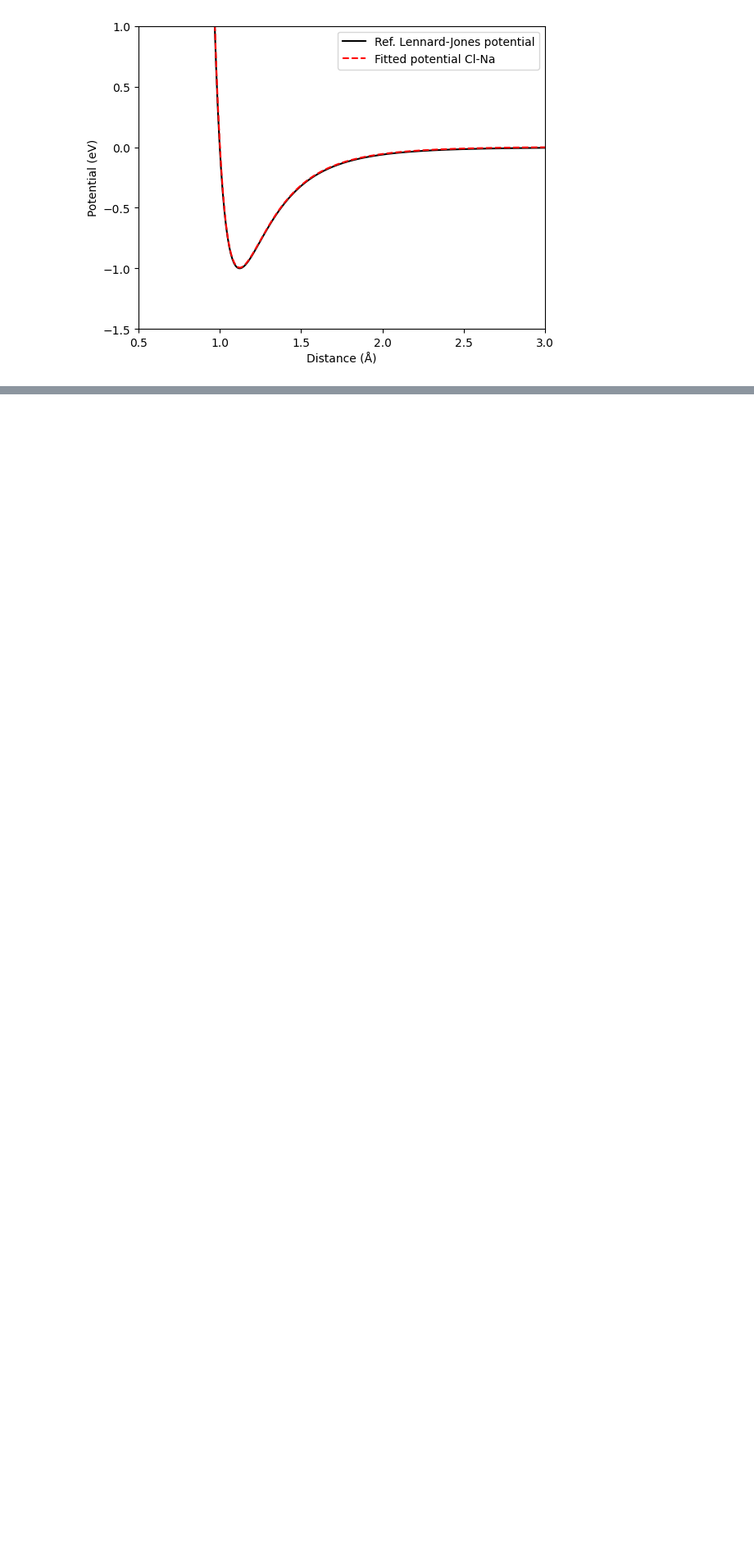
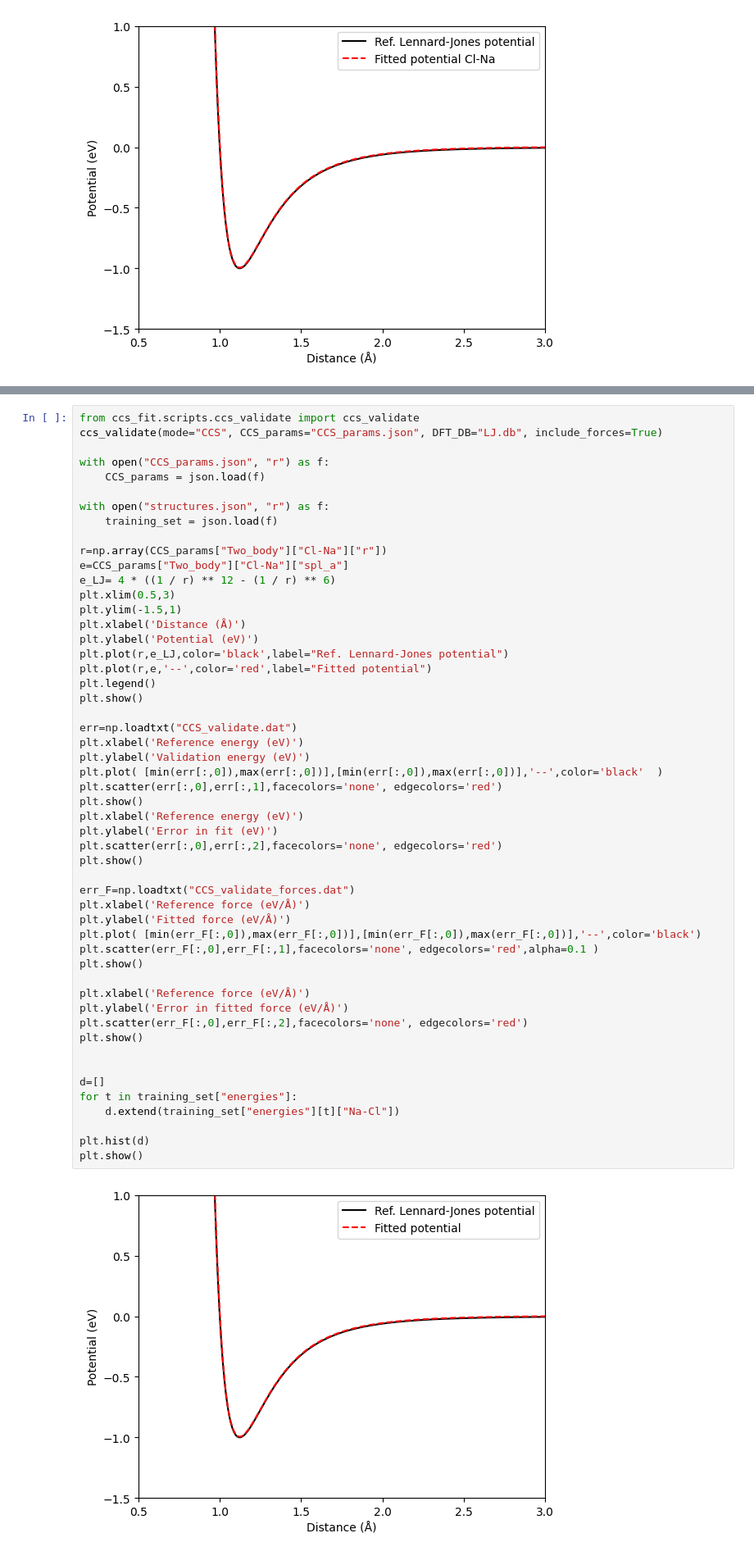
Before and after one commit to Teoroo-CMC/CCS, a Jupyter notebook: examples/Advanced_Tutorials/Search_mode/Search_mode.ipynb, the cells around one changed output, grey strips where cells are left out. Shown at 82% size. Cells and saved outputs as stored; diff of their text form; blank space fills up the shorter version.

Commit message:
docs: adding force fitting to examples

```diff
--- a/examples/Advanced_Tutorials/Search_mode/Search_mode.ipynb
+++ b/examples/Advanced_Tutorials/Search_mode/Search_mode.ipynb
@@ -230,0 +214,54 @@ rm("ccs.spl")
+# %%
+from ccs_fit.scripts.ccs_validate import ccs_validate
+ccs_validate(mode="CCS", CCS_params="CCS_params.json", DFT_DB="LJ.db", include_forces=True)
+
+with open("CCS_params.json", "r") as f:
+    CCS_params = json.load(f)
+
+with open("structures.json", "r") as f:
+    training_set = json.load(f)
+
+r=np.array(CCS_params["Two_body"]["Cl-Na"]["r"])
+e=CCS_params["Two_body"]["Cl-Na"]["spl_a"]
+e_LJ= 4 * ((1 / r) ** 12 - (1 / r) ** 6)
+plt.xlim(0.5,3)
+plt.ylim(-1.5,1)
+plt.xlabel('Distance (Å)')
+plt.ylabel('Potential (eV)')
+plt.plot(r,e_LJ,color='black',label="Ref. Lennard-Jones potential")
+plt.plot(r,e,'--',color='red',label="Fitted potential")
+plt.legend()
+plt.show()
+
+err=np.loadtxt("CCS_validate.dat")
+plt.xlabel('Reference energy (eV)')
+plt.ylabel('Validation energy (eV)')
+plt.plot( [min(err[:,0]),max(err[:,0])],[min(err[:,0]),max(err[:,0])],'--',color='black'  )
+plt.scatter(err[:,0],err[:,1],facecolors='none', edgecolors='red')
+plt.show()
+plt.xlabel('Reference energy (eV)')
+plt.ylabel('Error in fit (eV)')
+plt.scatter(err[:,0],err[:,2],facecolors='none', edgecolors='red')
+plt.show()
+
+err_F=np.loadtxt("CCS_validate_forces.dat")
+plt.xlabel('Reference force (eV/Å)')
+plt.ylabel('Fitted force (eV/Å)')
+plt.plot( [min(err_F[:,0]),max(err_F[:,0])],[min(err_F[:,0]),max(err_F[:,0])],'--',color='black')
+plt.scatter(err_F[:,0],err_F[:,1],facecolors='none', edgecolors='red',alpha=0.1 )
+plt.show()
+
+plt.xlabel('Reference force (eV/Å)')
+plt.ylabel('Error in fitted force (eV/Å)')
+plt.scatter(err_F[:,0],err_F[:,2],facecolors='none', edgecolors='red')
+plt.show()
+
+
+d=[]
+for t in training_set["energies"]:
+    d.extend(training_set["energies"][t]["Na-Cl"])
+
+plt.hist(d)
+plt.show()
+# %% [output]
+[figure, added]
```
Also changed, not shown: parts of 4 cells of this notebook.
